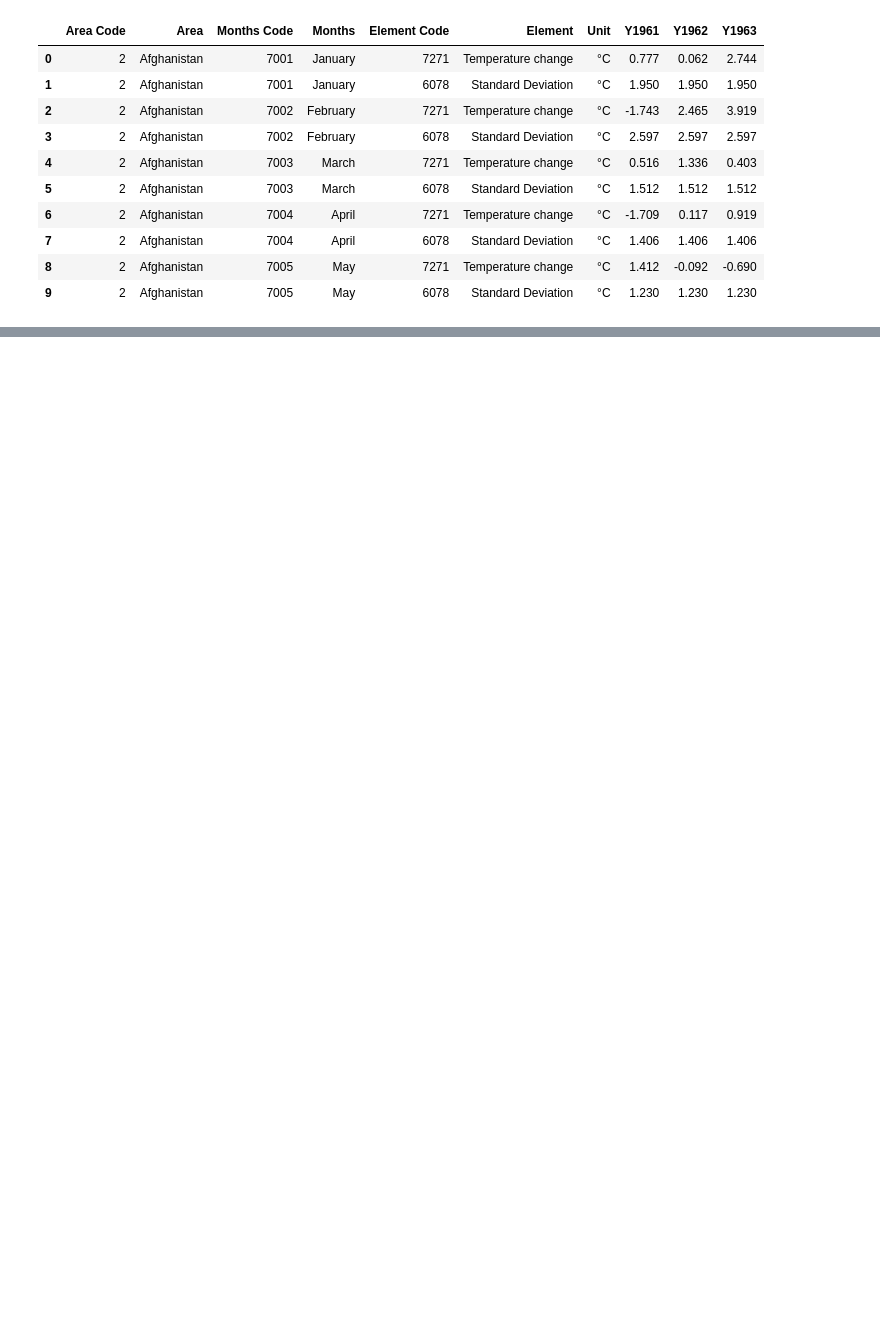
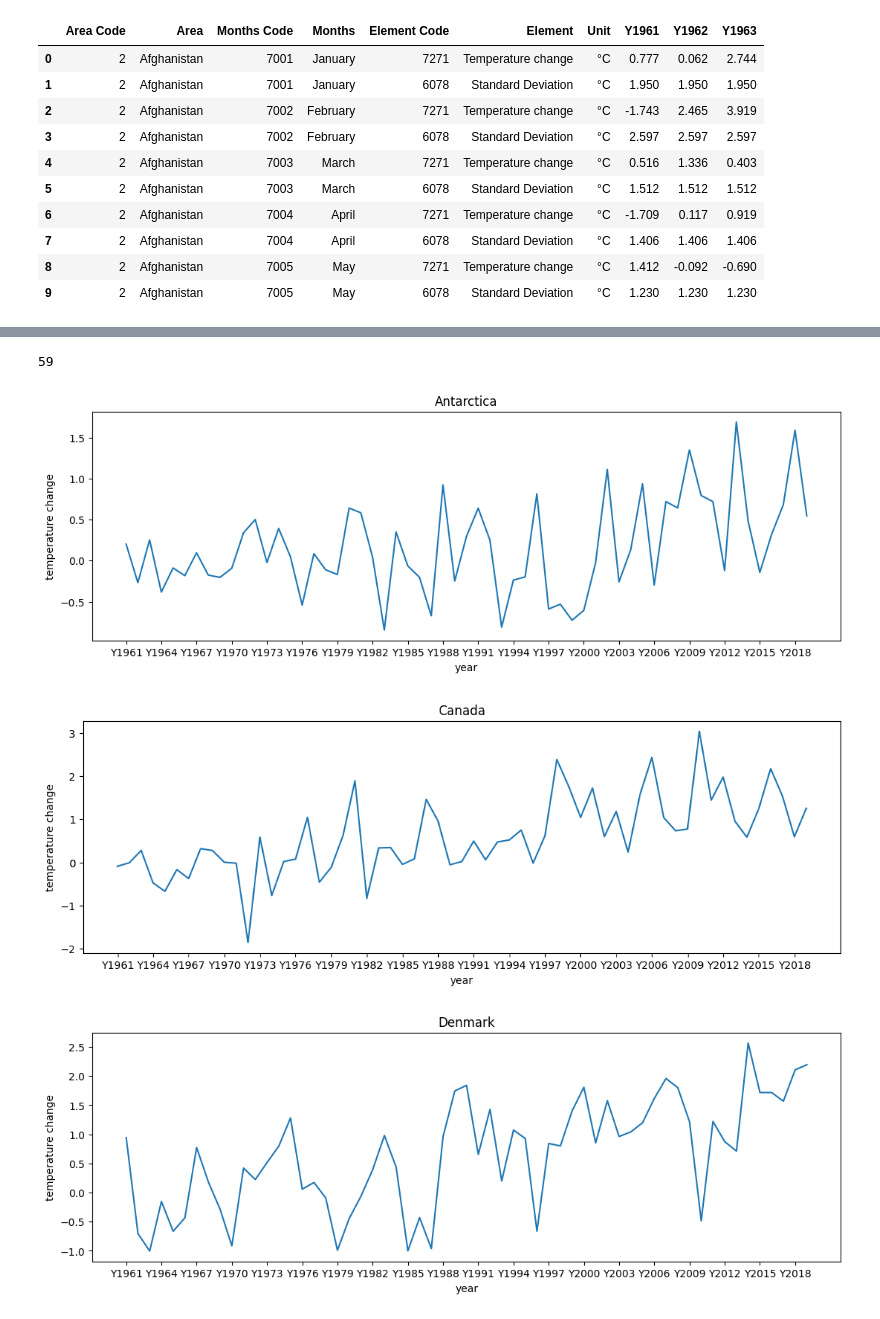
Before and after one commit to StefanButacu/Air_Trees_Water_Animals, a Jupyter notebook: notebooks/data_analysis.ipynb, the cells around one changed output, grey strips where cells are left out. Saved outputs shown, nothing was run; the diff lists cells and outputs as text; code cells hidden in the pictures; blank space fills up the shorter version.

Commit message:
data analysis

```diff
--- a/notebooks/data_analysis.ipynb
+++ b/notebooks/data_analysis.ipynb
@@ -40,0 +44,11 @@ data_frame.iloc[:10, : 10]
+# %%
+data_frame.loc[[355]].isnull().sum().sum()
+# %% [output]
+59
+# %%
+null_values_list = []
+for index in range(data_frame.shape[0]):
+    if data_frame.loc[index].isnull().sum().sum() == no_years_columns:
+        null_values_list.append(index)
+# %%
+data_frame.drop(null_values_list, inplace=True)
@@ -40,0 +57,19 @@ data_frame.iloc[:10, : 10]
+# %%
+for column in year_columns:
+    data_frame[column] = data_frame[column].replace(np.nan, data_frame[column].mean())
+# %%
+countries = ['Antarctica', 'Canada', 'Denmark', 'Egypt', 'Romania']
+# %%
+for country in countries:
+    plt.figure(figsize=[13,4])
+    df = data_frame.loc[((data_frame.Area == country) & (data_frame.Element == 'Temperature change'))]
+    year_mean_temp_change = df[year_columns].mean()
+    plt.plot(year_columns, year_mean_temp_change)
+    plt.xlabel('year')
+    plt.ylabel('temperature change')
+    plt.xticks(year_columns[::3])
+    plt.title(country)
+# %% [output]
+[figure, added]
+[figure, added]
+[figure, added]
```
Also changed, not shown: parts of 6 cells of this notebook.
